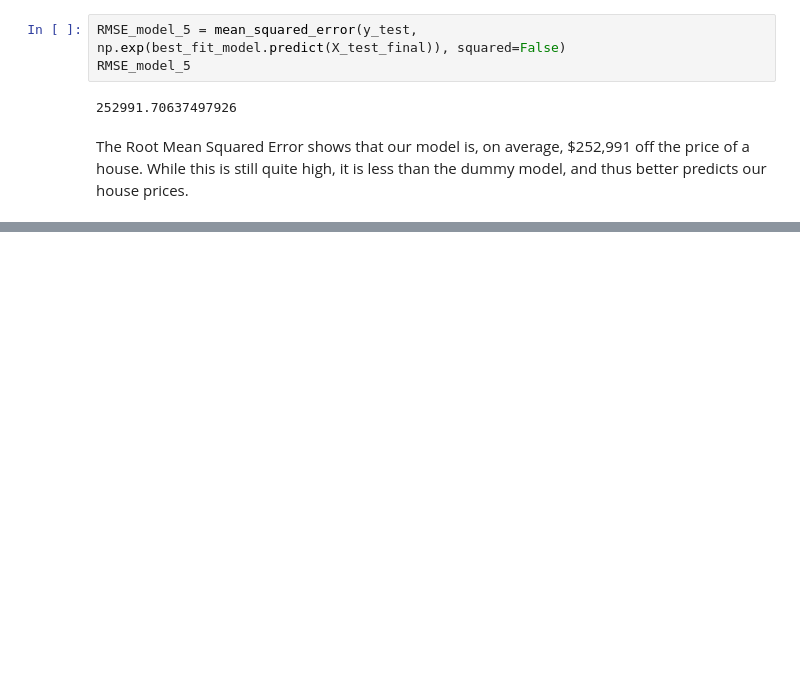
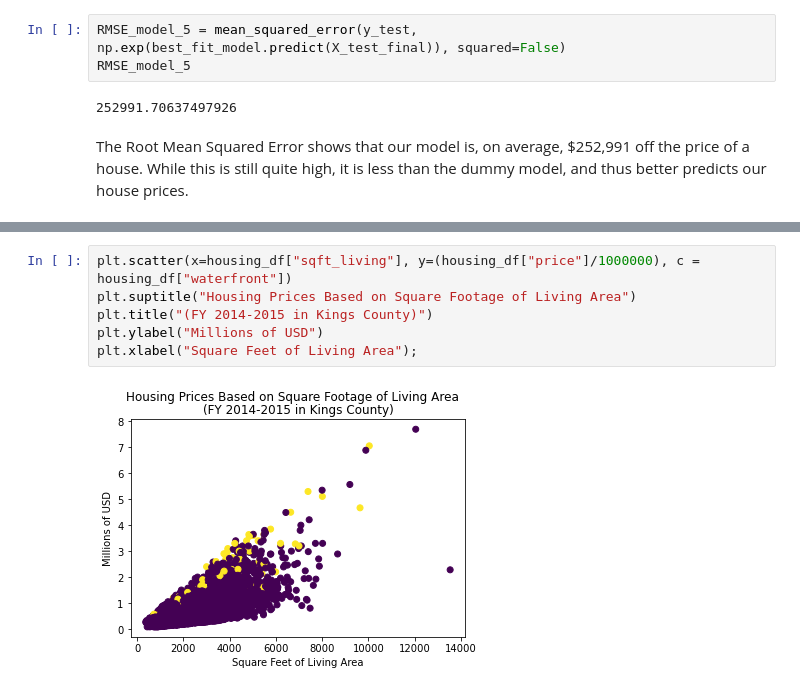
Before and after one commit to mboland23/dsc-phase-2-project-v2-3, a Jupyter notebook: Meg_Working_Notebook.ipynb, the cells around one changed output, grey strips where cells are left out. Cells and saved outputs as stored; diff of their text form; blank space fills up the shorter version.

```diff
--- a/Meg_Working_Notebook.ipynb
+++ b/Meg_Working_Notebook.ipynb
@@ -1263,0 +1320,8 @@ While this is still quite high, it is less than the dummy model, and thus better
+# %%
+plt.scatter(x=housing_df["sqft_living"], y=(housing_df["price"]/1000000), c = housing_df["waterfront"])
+plt.suptitle("Housing Prices Based on Square Footage of Living Area")
+plt.title("(FY 2014-2015 in Kings County)")
+plt.ylabel("Millions of USD")
+plt.xlabel("Square Feet of Living Area");
+# %% [output]
+[figure, added]
```
Also changed, not shown: parts of 31 cells of this notebook.
